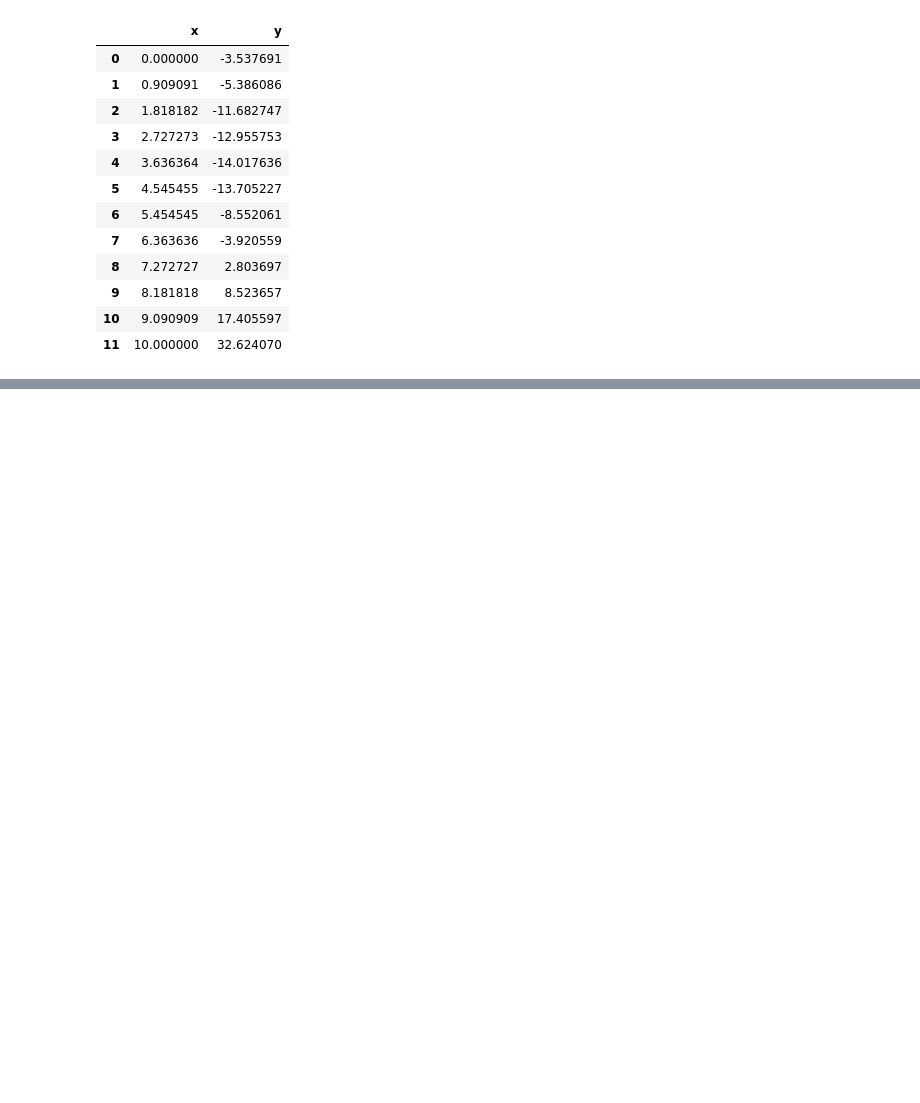
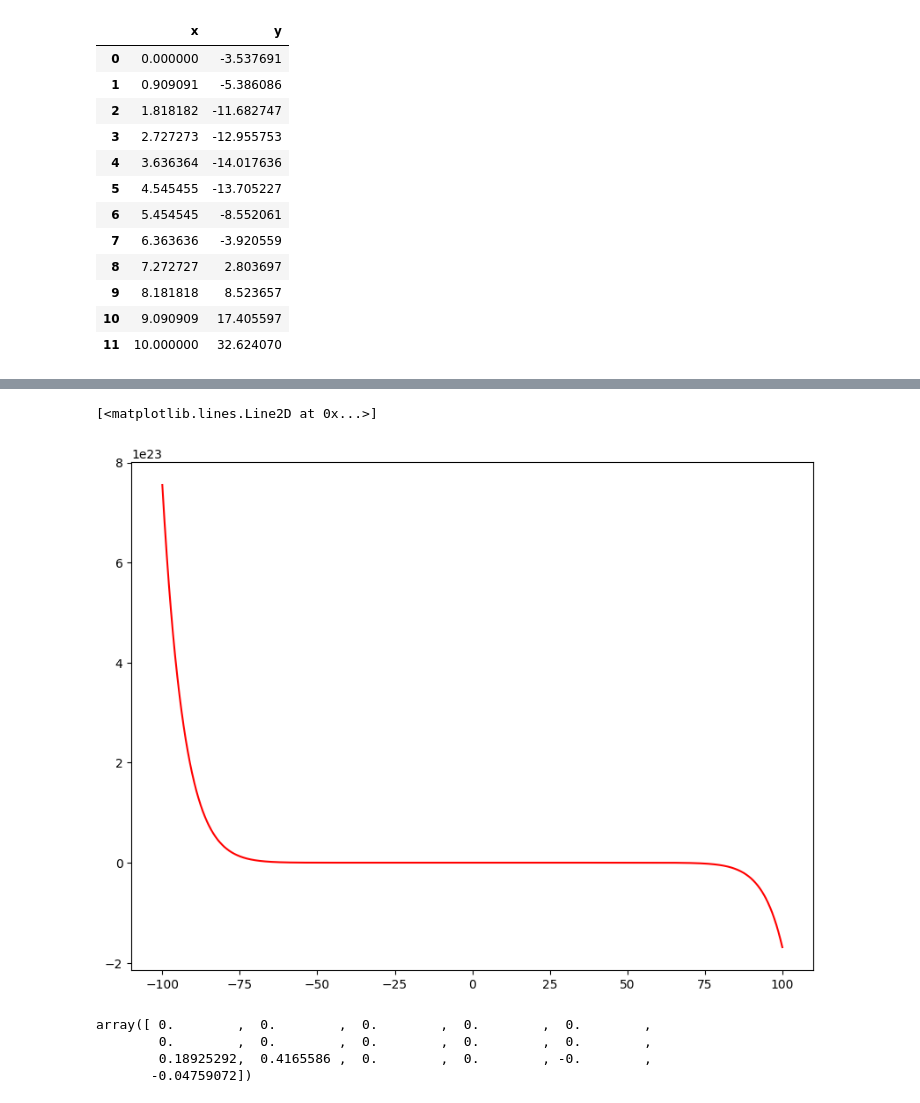
Before and after one commit to AverageGHenjoyer/KursMachineLearningEngineer, a Jupyter notebook: 4_11_polynomial_regression.ipynb, the cells around one changed output, grey strips where cells are left out. Drawn from its saved outputs; the diff is of its cells as text; code cells hidden in the pictures; blank space fills up the shorter version.

```diff
--- a/4_11_polynomial_regression.ipynb
+++ b/4_11_polynomial_regression.ipynb
@@ -29,0 +91,7 @@ ImportError: matplotlib is required for plotting when the default backend "matpl
+# %%
+plt.figure(figsize=(10.0, 7.5))
+x = np.linspace(-100, 100, 10000)
+plt.plot(x, pipeline.predict(x.reshape(-1, 1)), "-r")
+# %% [output]
+[<matplotlib.lines.Line2D at 0x...>]
+[figure, added]
@@ -29,0 +100,13 @@ ImportError: matplotlib is required for plotting when the default backend "matpl
+# %%
+pipeline = Pipeline(steps=[
+    ("scaler", StandardScaler()),
+    ("polynomial_features", PolynomialFeatures(degree=15)),
+    ("regressor", Lasso(alpha=10.0)),
+])
+pipeline.fit(xy_df[["x"]], xy_df["y"])
+pipeline.steps[2][1].coef_
+# %% [output]
+array([ 0.        ,  0.        ,  0.        ,  0.        ,  0.        ,
+        0.        ,  0.        ,  0.        ,  0.        ,  0.        ,
+        0.18925292,  0.4165586 ,  0.        ,  0.        , -0.        ,
+       -0.04759072])
```
Also changed, not shown: parts of 22 cells of this notebook.
